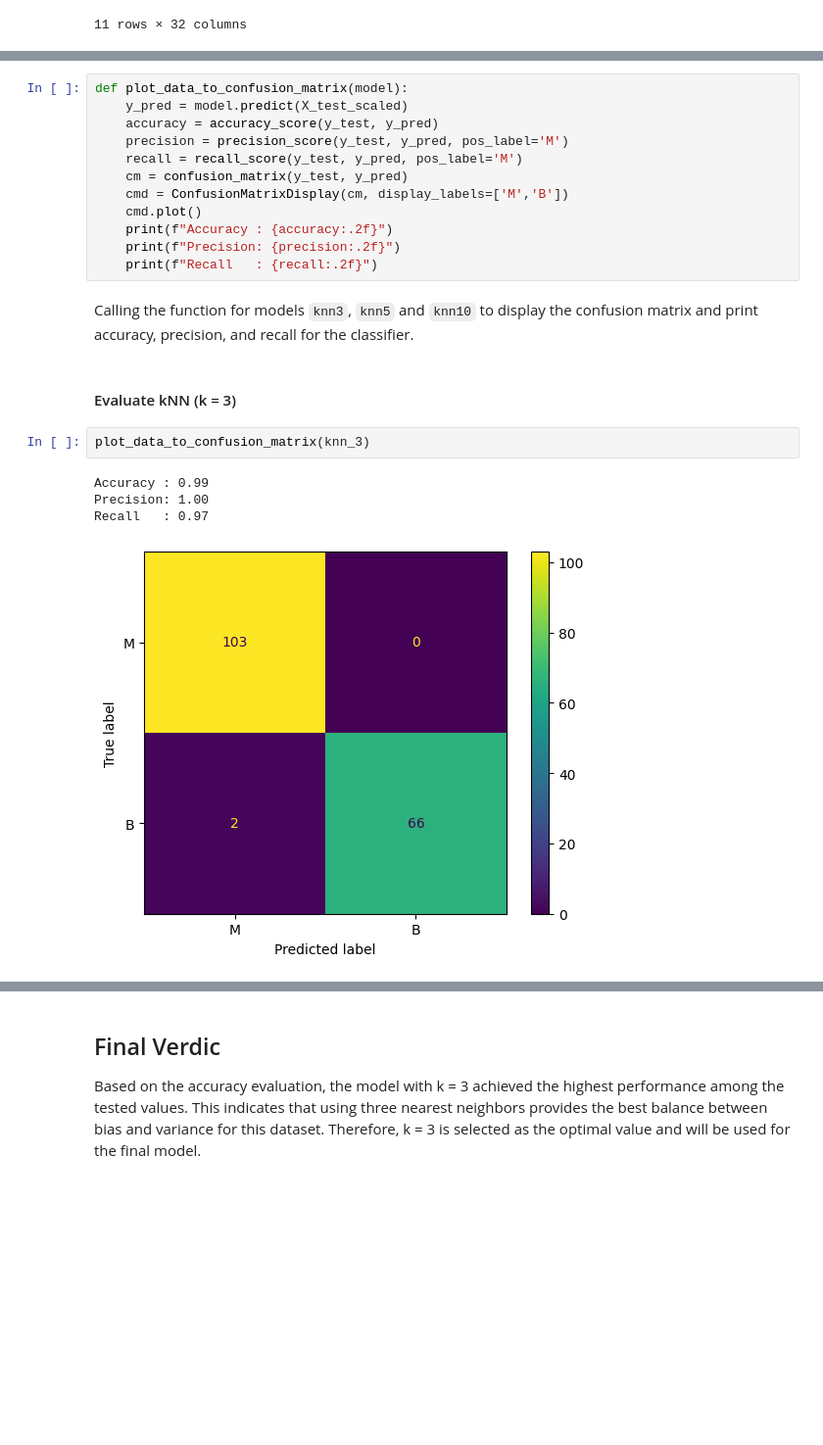
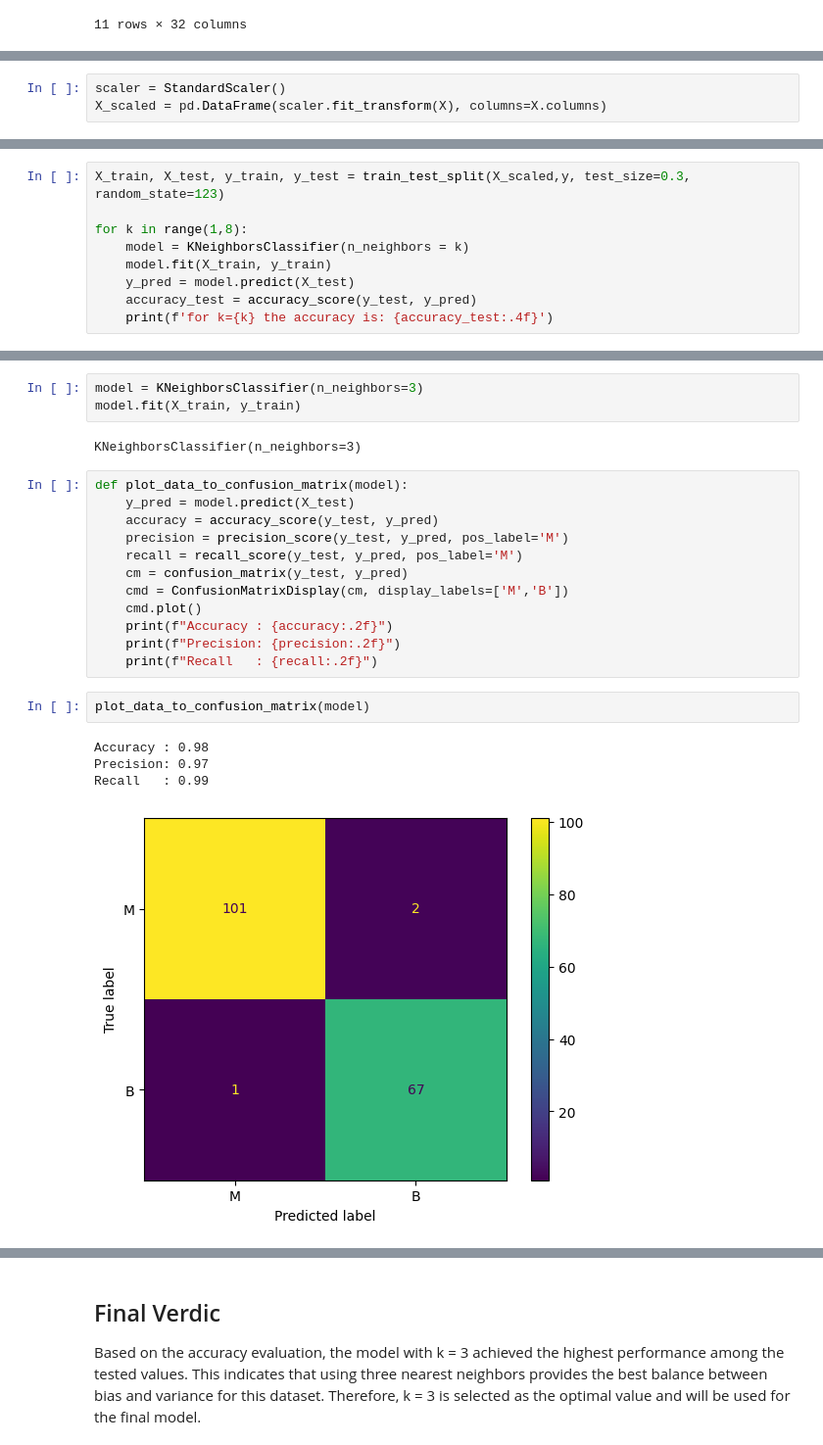
Before and after one commit to Jonijermu/dkko, a Jupyter notebook: assignments/assignment2.ipynb, the cells around one changed output, grey strips where cells are left out. Shown at 98% size. Saved outputs shown, nothing was run; the diff lists cells and outputs as text; blank space fills up the shorter version.

```diff
--- a/assignments/assignment2.ipynb
+++ b/assignments/assignment2.ipynb
@@ -94 +97,4 @@ X.head()
+# %%
+scaler = StandardScaler()
+X_scaled = pd.DataFrame(scaler.fit_transform(X), columns=X.columns)
 # %% [markdown]
@@ -126,0 +108,9 @@ Function to predict on the test set, display the confusion matrix, and print acc
+# %%
+X_train, X_test, y_train, y_test = train_test_split(X_scaled,y, test_size=0.3, random_state=123)
+
+for k in range(1,8):
+    model = KNeighborsClassifier(n_neighbors = k)
+    model.fit(X_train, y_train)
+    y_pred = model.predict(X_test)
+    accuracy_test = accuracy_score(y_test, y_pred)
+    print(f'for k={k} the accuracy is: {accuracy_test:.4f}')
@@ -127,6 +130,11 @@ Function to predict on the test set, display the confusion matrix, and print acc
+# %%
+model = KNeighborsClassifier(n_neighbors=3)
+model.fit(X_train, y_train)
+# %% [output]
+KNeighborsClassifier(n_neighbors=3)
 # %%
 def plot_data_to_confusion_matrix(model):
-    y_pred = model.predict(X_test_scaled)
+    y_pred = model.predict(X_test)
     accuracy = accuracy_score(y_test, y_pred)
     precision = precision_score(y_test, y_pred, pos_label='M')
     recall = recall_score(y_test, y_pred, pos_label='M')
@@ -136,14 +144,10 @@ def plot_data_to_confusion_matrix(model):
     print(f"Accuracy : {accuracy:.2f}")
     print(f"Precision: {precision:.2f}")
     print(f"Recall   : {recall:.2f}")
-# %% [markdown]
-Calling the function for models `knn3`, `knn5` and `knn10` to display the confusion matrix and print accuracy, precision, and recall for the classifier.
-# %% [markdown]
-#### Evaluate kNN (k = 3)
 # %%
-plot_data_to_confusion_matrix(knn_3)
+plot_data_to_confusion_matrix(model)
 # %% [output]
-Accuracy : 0.99
-Precision: 1.00
-Recall   : 0.97
+Accuracy : 0.98
+Precision: 0.97
+Recall   : 0.99
-[figure, old version]
+[figure, new version]
```
Also changed, not shown: parts of 21 cells of this notebook.
